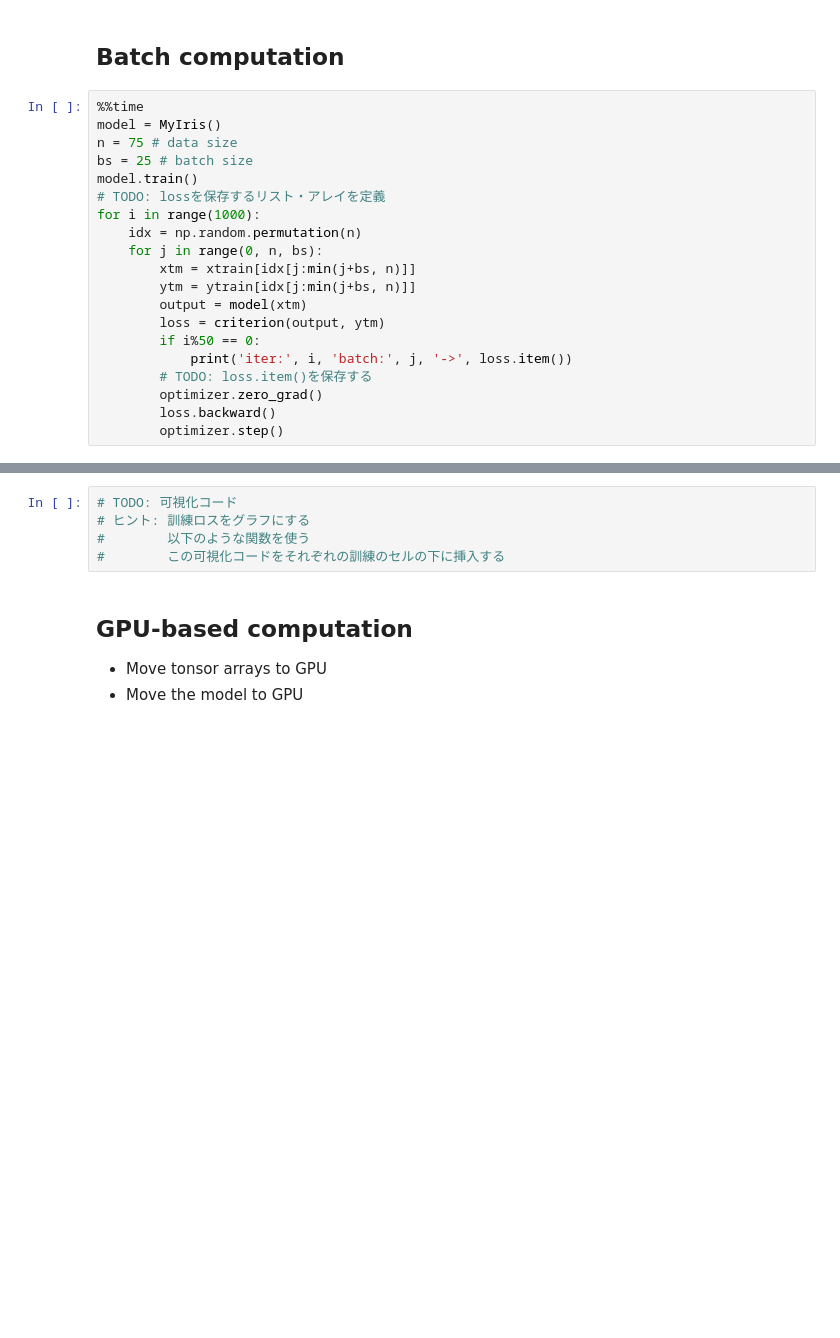
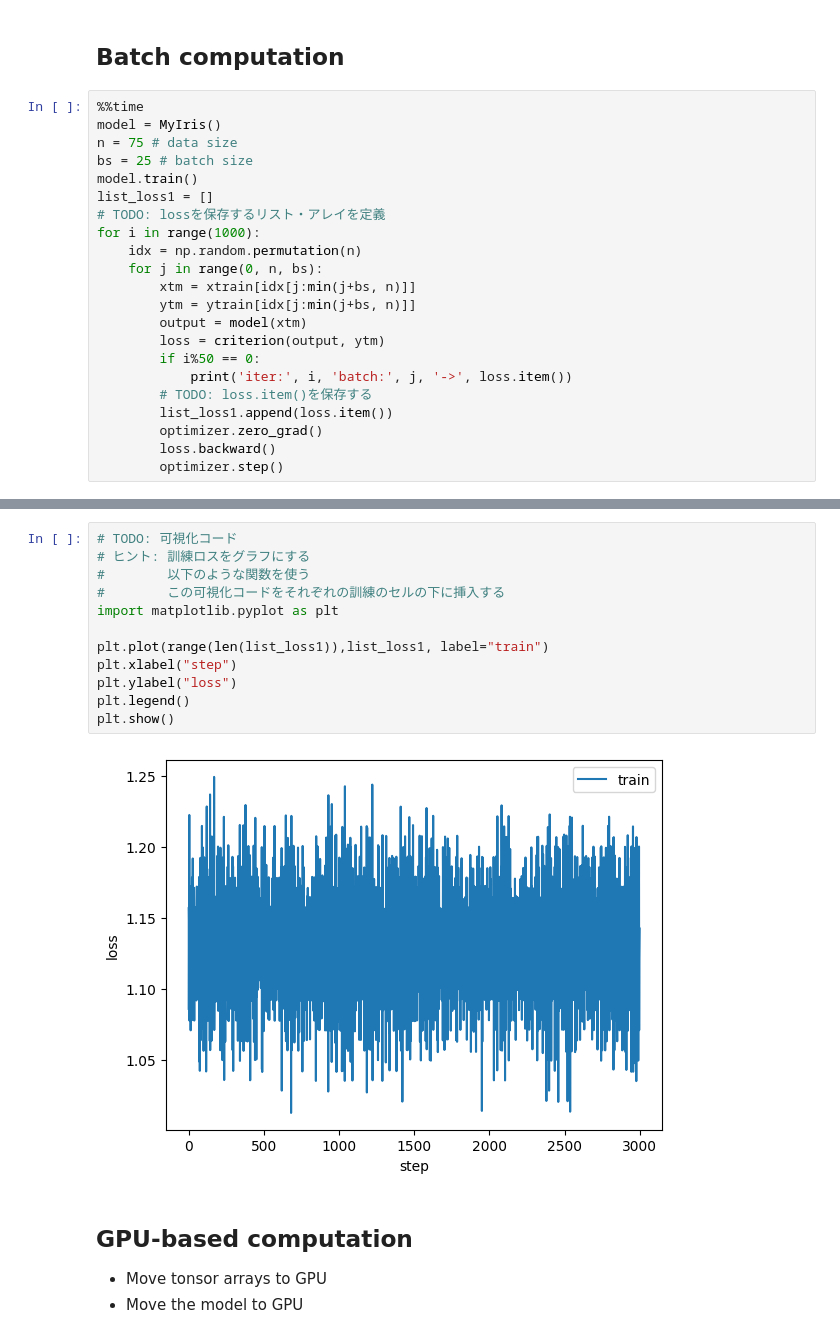
Before and after one commit to 2107163077-prog/my-first-web-app, a Jupyter notebook: Pharmacoinformatics_5_0_ipynb_のコピー.ipynb, the cells around one changed output, grey strips where cells are left out. Saved outputs shown, nothing was run; the diff lists cells and outputs as text; blank space fills up the shorter version.

```diff
--- a/Pharmacoinformatics_5_0_ipynb_のコピー.ipynb
+++ b/Pharmacoinformatics_5_0_ipynb_のコピー.ipynb
@@ -187,6 +187,7 @@ model = MyIris()
 n = 75 # data size
 bs = 25 # batch size
 model.train()
+list_loss1 = []
 # TODO: lossを保存するリスト・アレイを定義
 for i in range(1000):
     idx = np.random.permutation(n)
@@ -198,6 +199,7 @@ for i in range(1000):
         if i%50 == 0:
             print('iter:', i, 'batch:', j, '->', loss.item())
         # TODO: loss.item()を保存する
+        list_loss1.append(loss.item())
         optimizer.zero_grad()
         loss.backward()
         optimizer.step()
@@ -232,8 +234,17 @@ with torch.no_grad():
-# %%
-# TODO: 可視化コード
-# ヒント: 訓練ロスをグラフにする
-#        以下のような関数を使う
-#        この可視化コードをそれぞれの訓練のセルの下に挿入する
+# %%
+# TODO: 可視化コード
+# ヒント: 訓練ロスをグラフにする
+#        以下のような関数を使う
+#        この可視化コードをそれぞれの訓練のセルの下に挿入する
+import matplotlib.pyplot as plt
+
+plt.plot(range(len(list_loss1)),list_loss1, label="train")
+plt.xlabel("step")
+plt.ylabel("loss")
+plt.legend()
+plt.show()
+# %% [output]
+[figure, added]
 # %% [markdown]
 ## GPU-based computation
 * Move tonsor arrays to GPU
```
Also changed, not shown: parts of 3 cells of this notebook.
